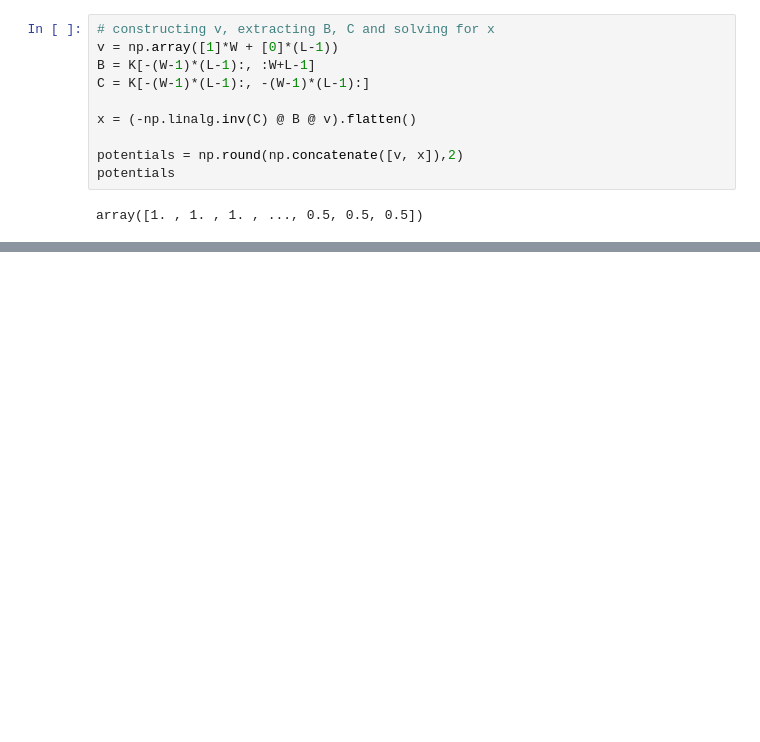
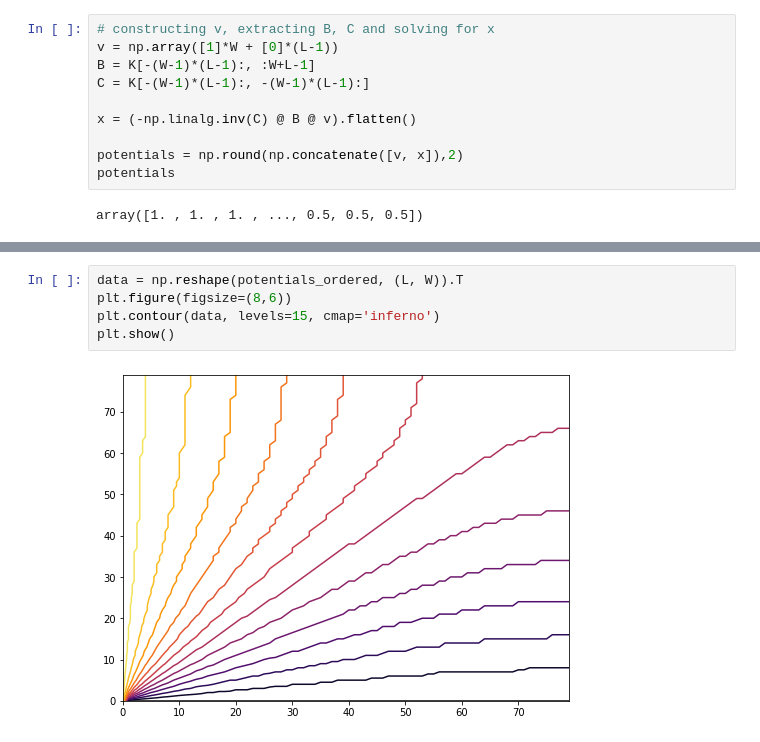
Before and after one commit to Inferno2332/conductance, a Jupyter notebook: Rectangle Graph (version 2).ipynb, the cells around one changed output, grey strips where cells are left out. Cells and saved outputs as stored; diff of their text form; blank space fills up the shorter version.

```diff
--- a/Rectangle Graph (version 2).ipynb
+++ b/Rectangle Graph (version 2).ipynb
@@ -109,0 +116,7 @@ plt.show()
+# %%
+data = np.reshape(potentials_ordered, (L, W)).T
+plt.figure(figsize=(8,6))
+plt.contour(data, levels=15, cmap='inferno')
+plt.show()
+# %% [output]
+[figure, added]
```
Also changed, not shown: parts of 2 cells of this notebook.
